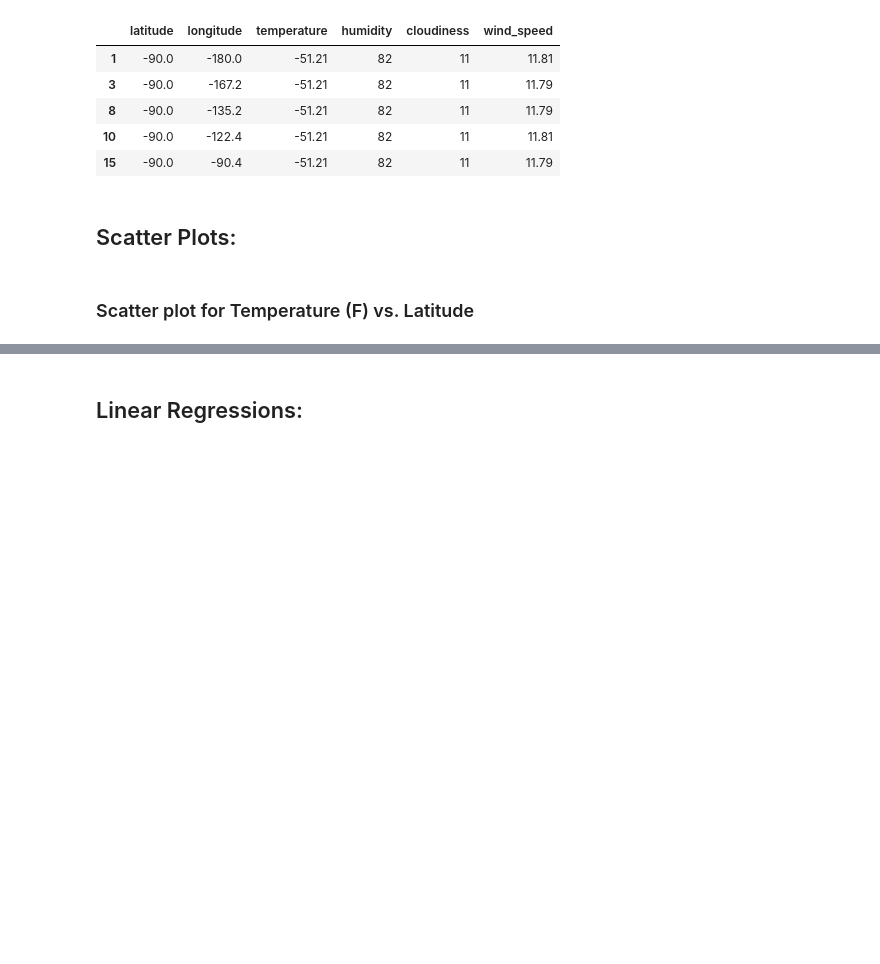
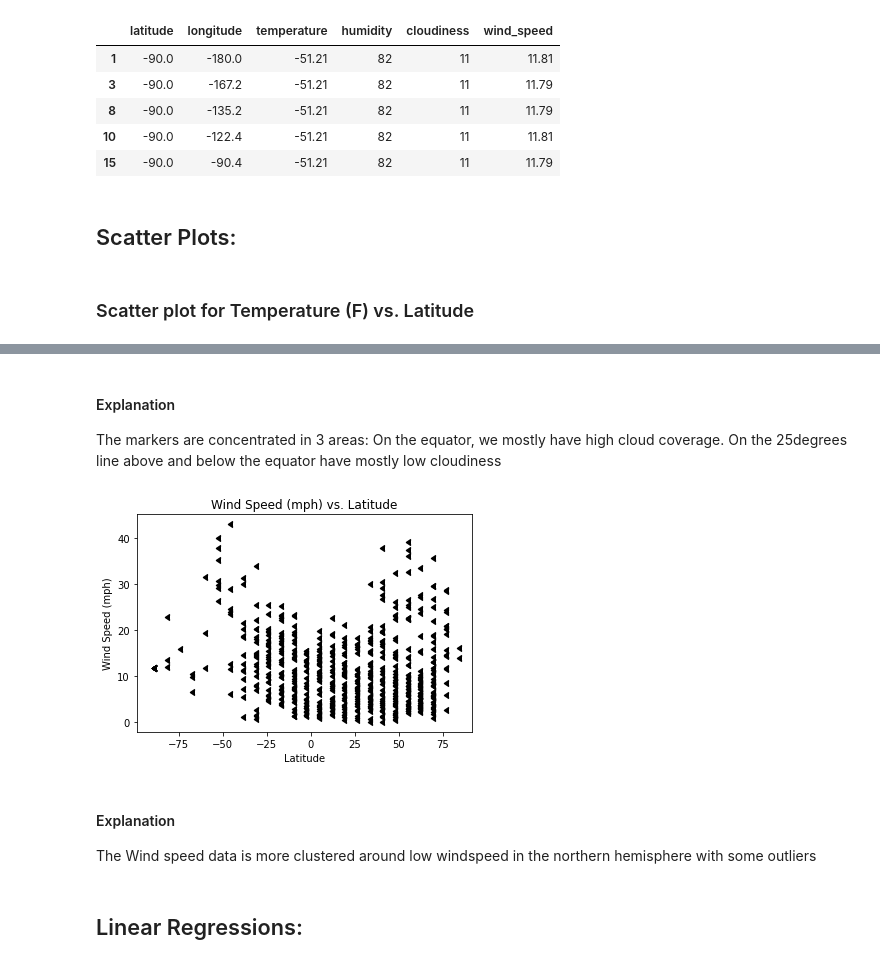
Before and after one commit to shirinegm/python-api-challenge, a Jupyter notebook: WeatherPy.ipynb, the cells around one changed output, grey strips where cells are left out. Cells and saved outputs as stored; diff of their text form; code cells hidden in the pictures; blank space fills up the shorter version.

```diff
--- a/WeatherPy.ipynb
+++ b/WeatherPy.ipynb
@@ -222,3 +229,21 @@ FileNotFoundError: [Errno 2] No such file or directory: '/Images/latitude_temper
+# %% [markdown]
+#### Explanation
+The markers are concentrated in 3 areas: On the equator, we mostly have high cloud coverage. On the 25degrees line above and below the equator have mostly low cloudiness
+# %%
+# scatter plot for Wind Speed (mph) vs. Latitude
+plt.scatter(latitudes, wind_speed, marker=4, facecolors="black", edgecolors='black')
+
+plt.title("Wind Speed (mph) vs. Latitude")
+plt.xlabel("Latitude")
+plt.ylabel("Wind Speed (mph)")
+
+# plt.savefig("/Images/latitude_temperature.png")
+plt.show()
+# %% [output]
+[figure, added]
+# %% [markdown]
+#### Explanation
+The Wind speed data is more clustered around low windspeed in the northern hemisphere with some outliers
 # %% [markdown]
 ## Linear Regressions:
 # %%
```
Also changed, not shown: parts of 16 cells of this notebook.
